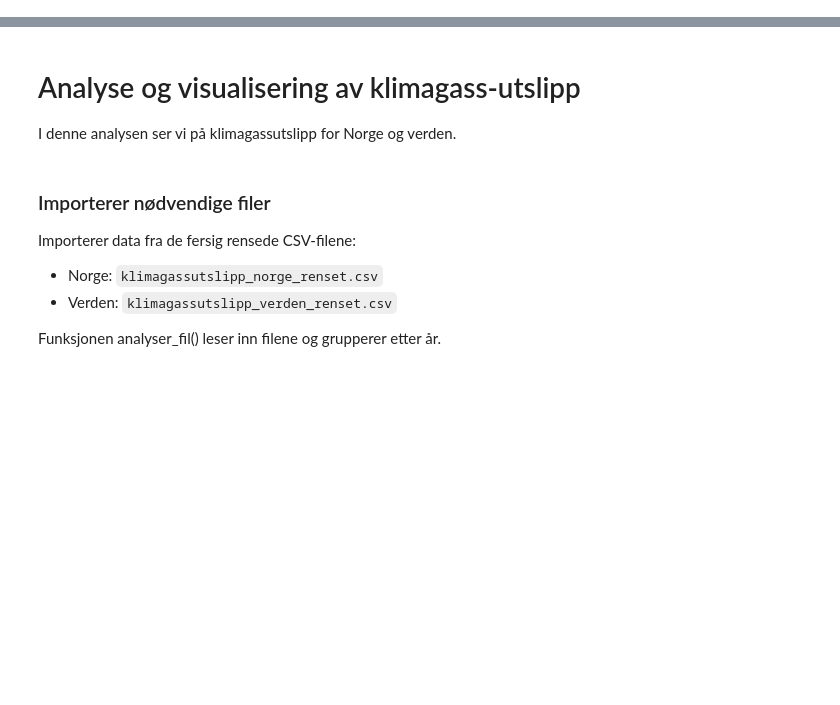
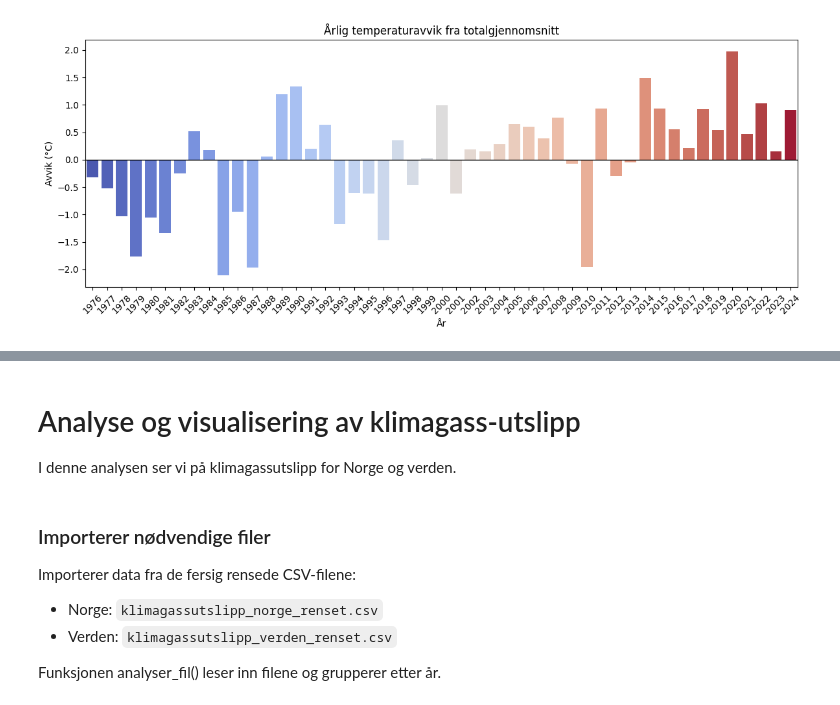
Before and after one commit to idunnbh/Mappe, a Jupyter notebook: notebooks/Visualisering.ipynb, the cells around one changed output, grey strips where cells are left out. Saved outputs shown, nothing was run; the diff lists cells and outputs as text; code cells hidden in the pictures; blank space fills up the shorter version.

```diff
--- a/notebooks/Visualisering.ipynb
+++ b/notebooks/Visualisering.ipynb
@@ -46,0 +86,6 @@ plot_by_decade(tiår_df)
+# %%
+from temp_visualisering import plott_avvik
+df_temp = resultat["temperatur"]["årlig_snitt"]
+plott_avvik(df_temp)
+# %% [output]
+[figure, added]
```
Also changed, not shown: parts of 17 cells of this notebook, 3 other files.
